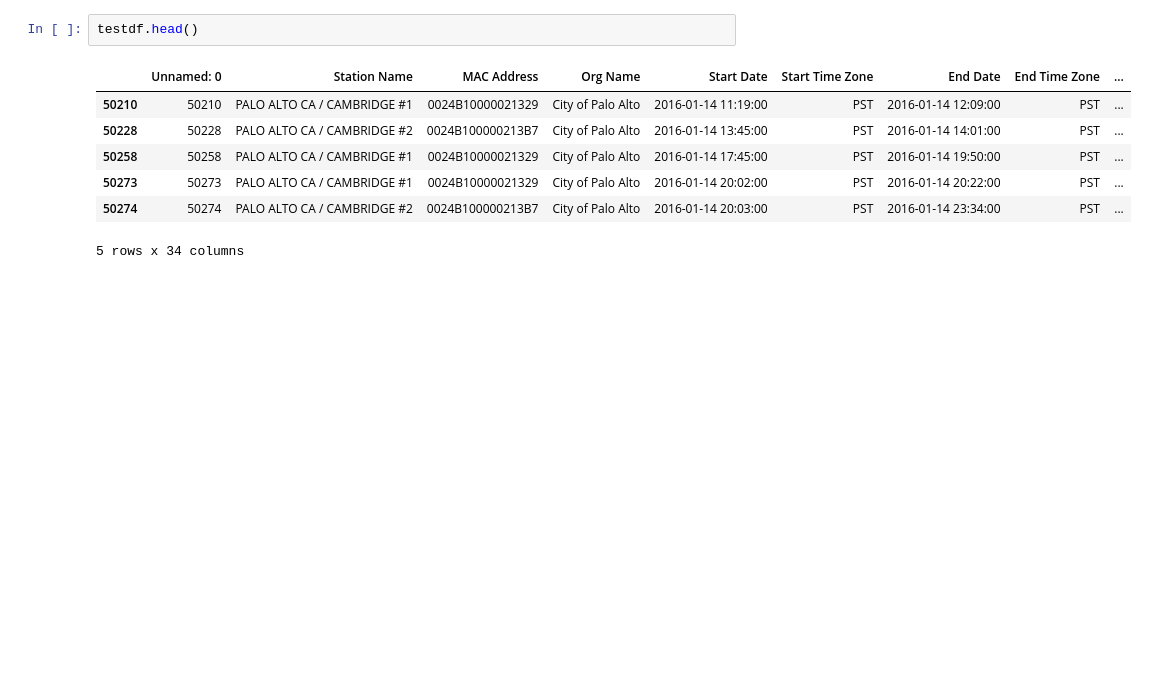
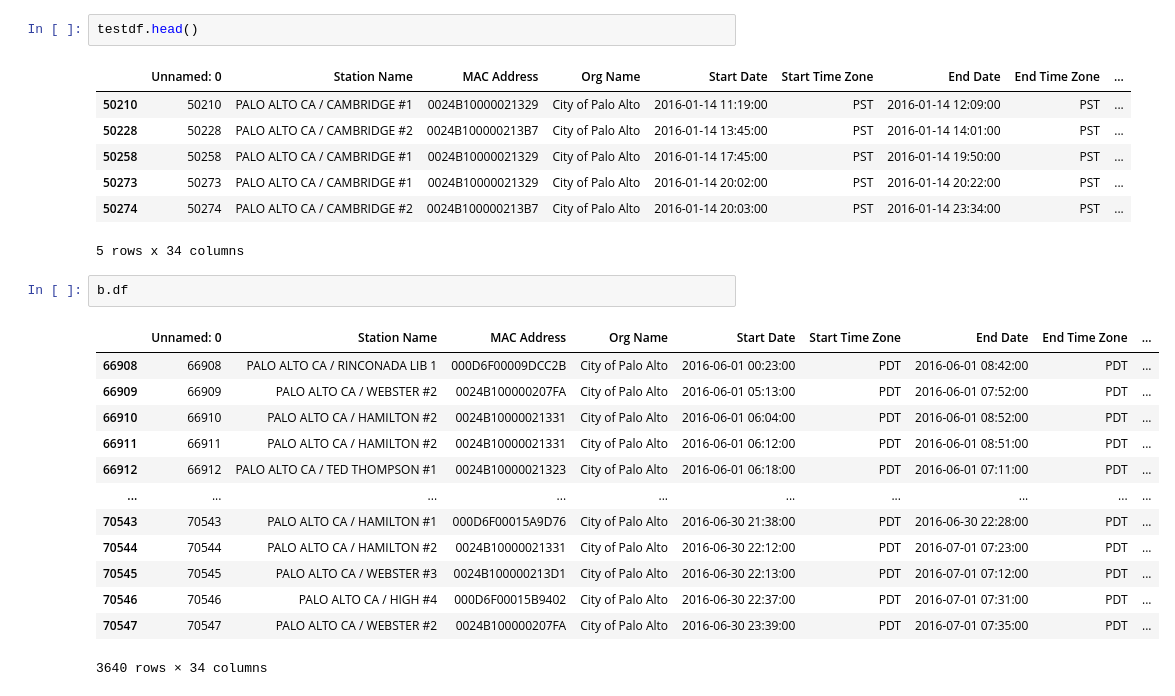
Before and after one commit to Jungar111/Bachelor2021, a Jupyter notebook: DataPrep/DataBucketsTest.ipynb, the cells around one changed output. Drawn from its saved outputs; the diff is of its cells as text; blank space fills up the shorter version.

```diff
--- a/DataPrep/DataBucketsTest.ipynb
+++ b/DataPrep/DataBucketsTest.ipynb
@@ -81,3 +81,19 @@ testdf.head()
 | 50273 | 50273 | PALO ALTO CA / CAMBRIDGE #1 | 0024B10000021329 | City of Palo Alto | 2016-01-14 20:02:00 | PST | 2016-01-14 20:22:00 | PST | ... |
 | 50274 | 50274 | PALO ALTO CA / CAMBRIDGE #2 | 0024B100000213B7 | City of Palo Alto | 2016-01-14 20:03:00 | PST | 2016-01-14 23:34:00 | PST | ... |
 5 rows x 34 columns
+# %%
+b.df
+# %% [output]
+|  | Unnamed: 0 | Station Name | MAC Address | Org Name | Start Date | Start Time Zone | End Date | End Time Zone | ... |
+| 66908 | 66908 | PALO ALTO CA / RINCONADA LIB 1 | 000D6F00009DCC2B | City of Palo Alto | 2016-06-01 00:23:00 | PDT | 2016-06-01 08:42:00 | PDT | ... |
+| 66909 | 66909 | PALO ALTO CA / WEBSTER #2 | 0024B100000207FA | City of Palo Alto | 2016-06-01 05:13:00 | PDT | 2016-06-01 07:52:00 | PDT | ... |
+| 66910 | 66910 | PALO ALTO CA / HAMILTON #2 | 0024B10000021331 | City of Palo Alto | 2016-06-01 06:04:00 | PDT | 2016-06-01 08:52:00 | PDT | ... |
+| 66911 | 66911 | PALO ALTO CA / HAMILTON #2 | 0024B10000021331 | City of Palo Alto | 2016-06-01 06:12:00 | PDT | 2016-06-01 08:51:00 | PDT | ... |
+| 66912 | 66912 | PALO ALTO CA / TED THOMPSON #1 | 0024B10000021323 | City of Palo Alto | 2016-06-01 06:18:00 | PDT | 2016-06-01 07:11:00 | PDT | ... |
+| ... | ... | ... | ... | ... | ... | ... | ... | ... | ... |
+| 70543 | 70543 | PALO ALTO CA / HAMILTON #1 | 000D6F00015A9D76 | City of Palo Alto | 2016-06-30 21:38:00 | PDT | 2016-06-30 22:28:00 | PDT | ... |
+| 70544 | 70544 | PALO ALTO CA / HAMILTON #2 | 0024B10000021331 | City of Palo Alto | 2016-06-30 22:12:00 | PDT | 2016-07-01 07:23:00 | PDT | ... |
+| 70545 | 70545 | PALO ALTO CA / WEBSTER #3 | 0024B100000213D1 | City of Palo Alto | 2016-06-30 22:13:00 | PDT | 2016-07-01 07:12:00 | PDT | ... |
+| 70546 | 70546 | PALO ALTO CA / HIGH #4 | 000D6F00015B9402 | City of Palo Alto | 2016-06-30 22:37:00 | PDT | 2016-07-01 07:31:00 | PDT | ... |
+| 70547 | 70547 | PALO ALTO CA / WEBSTER #2 | 0024B100000207FA | City of Palo Alto | 2016-06-30 23:39:00 | PDT | 2016-07-01 07:35:00 | PDT | ... |
+3640 rows × 34 columns
```
Also changed, not shown: parts of 5 cells of this notebook, 33 other files.
